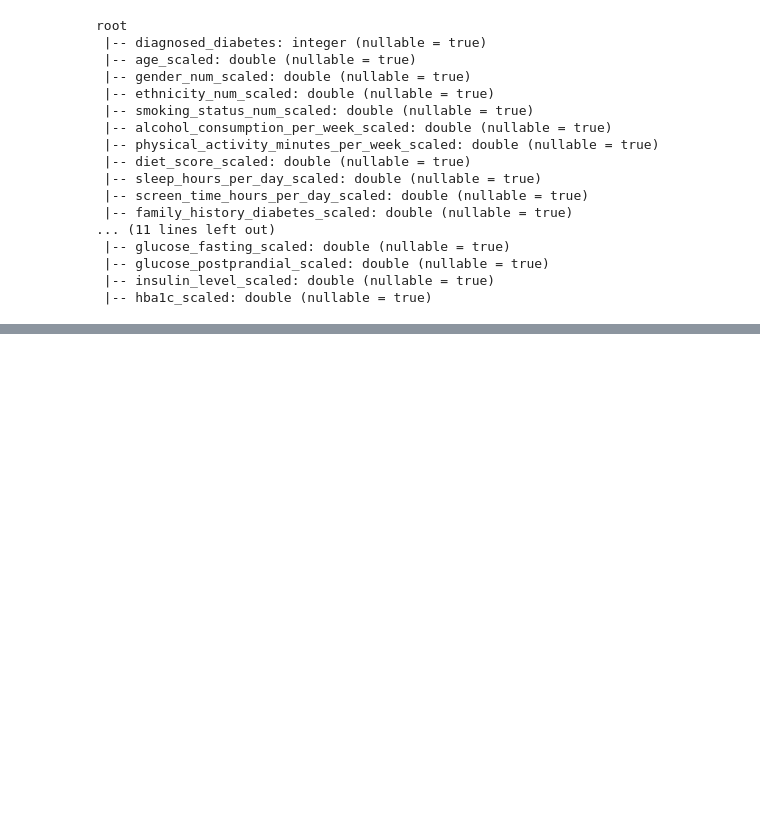
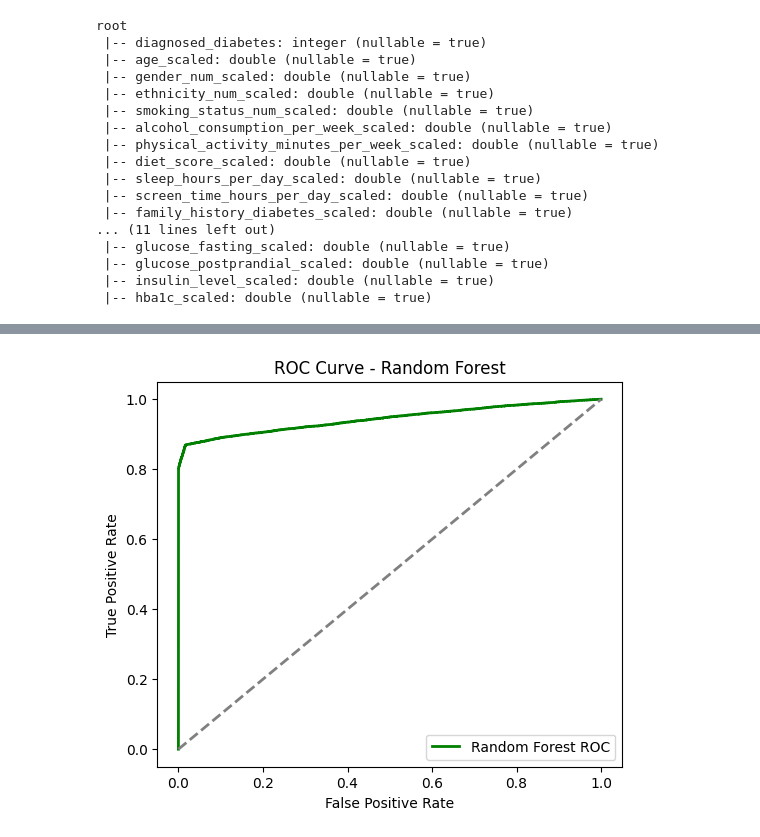
Before and after one commit to jiropardo/mlpipeline, a Jupyter notebook: tarea3.ipynb, the cells around one changed output, grey strips where cells are left out. Drawn from its saved outputs; the diff is of its cells as text; code cells hidden in the pictures; blank space fills up the shorter version.

```diff
--- a/tarea3.ipynb
+++ b/tarea3.ipynb
@@ -593,0 +891,16 @@ scaled_df.describe().show()
+# %%
+multi_eval = MulticlassClassificationEvaluator(labelCol="diagnosed_diabetes")
+binary_eval = BinaryClassificationEvaluator(labelCol="diagnosed_diabetes")
+
+metrics_rf = {
+    "AUC ROC": binary_eval.evaluate(predictions_rf, {binary_eval.metricName: "areaUnderROC"}),
+    "AUC PR": binary_eval.evaluate(predictions_rf, {binary_eval.metricName: "areaUnderPR"}),
+    "Accuracy": multi_eval.setMetricName("accuracy").evaluate(predictions_rf),
+    "Precision": multi_eval.setMetricName("weightedPrecision").evaluate(predictions_rf),
+    "Recall": multi_eval.setMetricName("weightedRecall").evaluate(predictions_rf),
+    "F1": multi_eval.setMetricName("f1").evaluate(predictions_rf)
+}
+
+print("\n=== Métricas de Validación (Random Forest) ===")
+for k, v in metrics_rf.items():
+    print(f"{k:15s}: {v:.4f}")
@@ -593,0 +946,53 @@ scaled_df.describe().show()
+# %%
+from pyspark.ml.linalg import DenseVector, SparseVector
+from pyspark.sql import functions as F
+import matplotlib.pyplot as plt
+
+# Define a UDF to safely extract the probability of class 1
+def extract_prob(v):
+    if isinstance(v, DenseVector) or isinstance(v, SparseVector):
+        return float(v[1])
+    else:
+        return float(v)  # fallback, just in case
+
+extract_prob_udf = F.udf(extract_prob, "double")
+
+# Create DataFrame with prob and label
+prob_df = predictions_rf.withColumn(
+    "prob",
+    extract_prob_udf(F.col("probability"))
+).select("prob", F.col("diagnosed_diabetes").alias("label"))
+
+# Collect as list (only for small datasets)
+data = prob_df.collect()
+probs = [row['prob'] for row in data]
+labels = [row['label'] for row in data]
+
+# Sort by descending probability
+sorted_pairs = sorted(zip(probs, labels), key=lambda x: x[0], reverse=True)
+
+# Compute TPR and FPR
+TP = FP = 0
+P = sum(labels)
+N = len(labels) - P
+tpr = []
+fpr = []
+
+for prob, label in sorted_pairs:
+    if label == 1:
+        TP += 1
+    else:
+        FP += 1
+    tpr.append(TP / P if P != 0 else 0)
+    fpr.append(FP / N if N != 0 else 0)
+
+# Plot ROC curve
+plt.figure(figsize=(6,5))
+plt.plot(fpr, tpr, color='green', lw=2, label='Random Forest ROC')
+plt.plot([0,1],[0,1], color='gray', lw=2, linestyle='--')
+plt.xlabel('False Positive Rate')
+plt.ylabel('True Positive Rate')
+plt.title('ROC Curve - Random Forest')
+plt.legend(loc='lower right')
+plt.show()
+# %% [output]
@@ -593,0 +1000 @@ scaled_df.describe().show()
+[figure, added]
```
Also changed, not shown: parts of 26 cells of this notebook.
